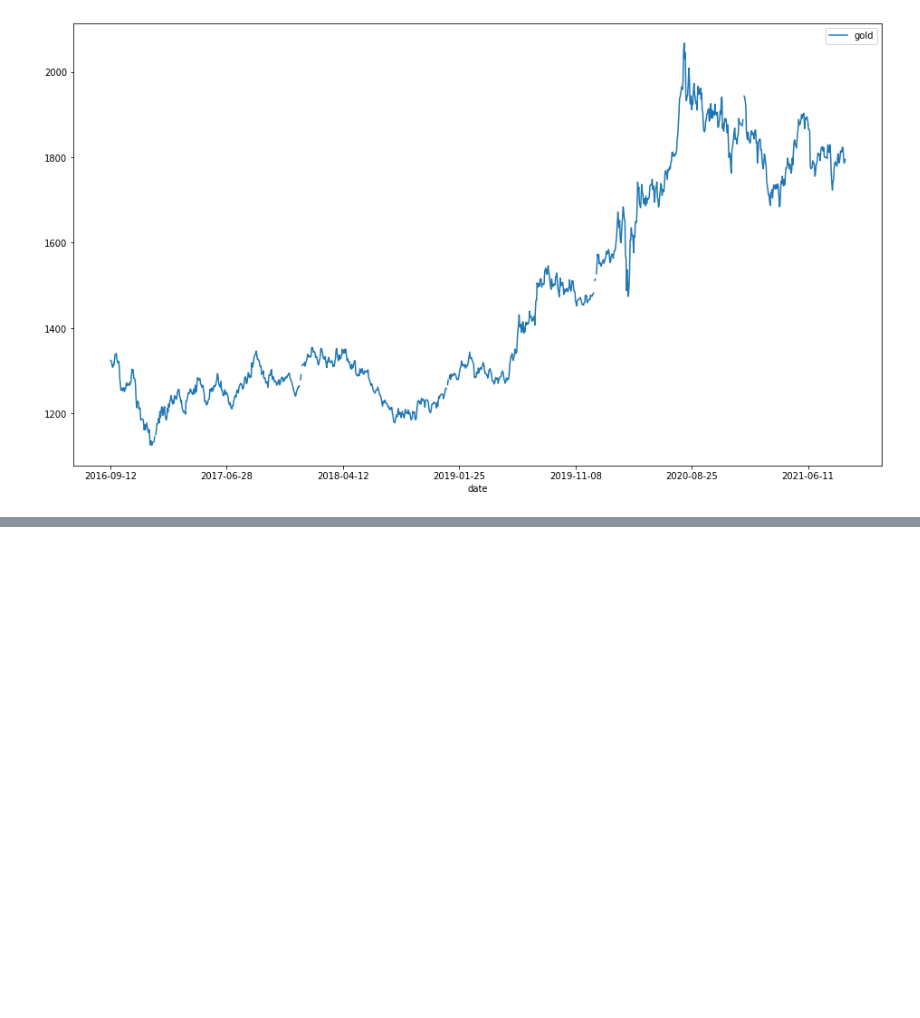
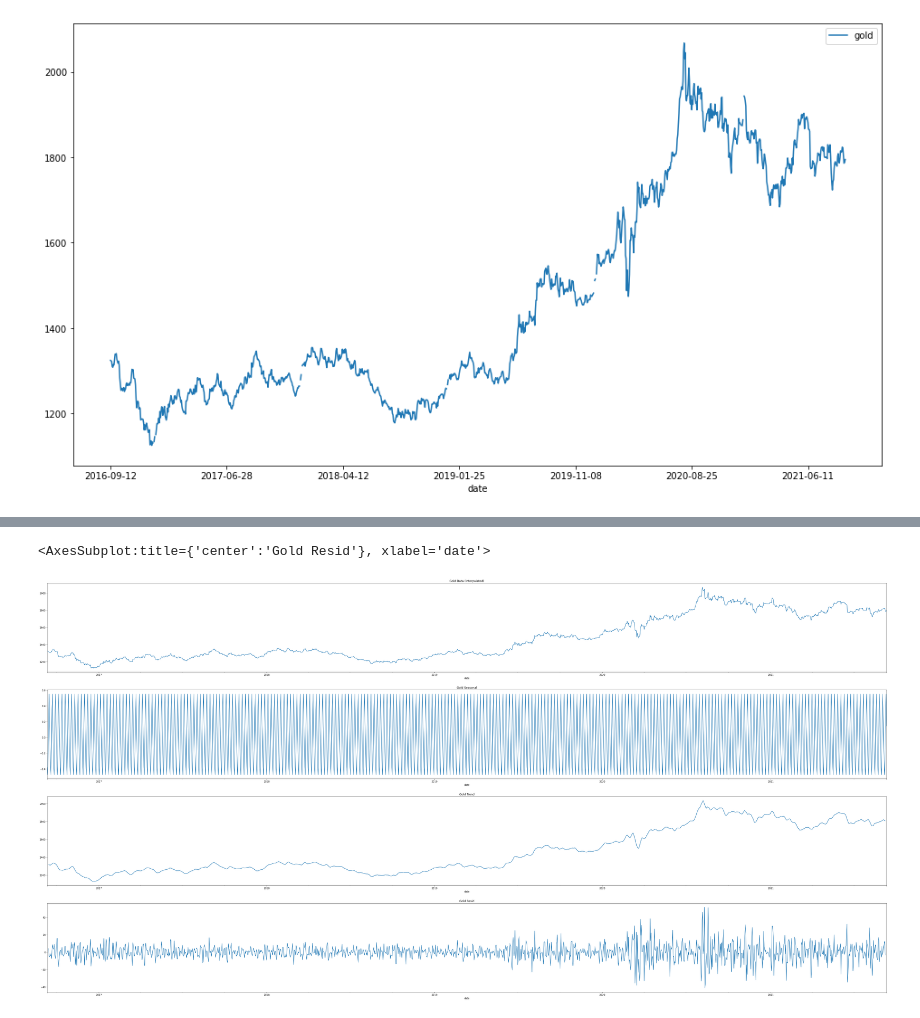
Before and after one commit to YuyangLee/Trading-Strategy-MCM22C, a Jupyter notebook: data_process.ipynb, the cells around one changed output, grey strips where cells are left out. Cells and saved outputs as stored; diff of their text form; code cells hidden in the pictures; blank space fills up the shorter version.

```diff
--- a/data_process.ipynb
+++ b/data_process.ipynb
@@ -66,0 +92,23 @@ resplot = decomposed.plot()
+# %%
+plt.figure(figsize=(64, 32))
+
+plt.subplot(411)
+plt.title("Gold Data (Interpolated)")
+data.gold_inter.plot()
+
+plt.subplot(412)
+plt.title("Gold Seasonal")
+gold_decomposed.seasonal.plot()
+
+plt.subplot(413)
+plt.title("Gold Trend")
+gold_decomposed.trend.plot()
+
+plt.subplot(414)
+plt.title("Gold Resid")
+gold_decomposed.resid.plot()
+
+plt.savefig("data/tsa/gold_itp.pdf")
+# %% [output]
+<AxesSubplot:title={'center':'Gold Resid'}, xlabel='date'>
+[figure, added]
```
Also changed, not shown: parts of 11 cells of this notebook, 2 other files.
